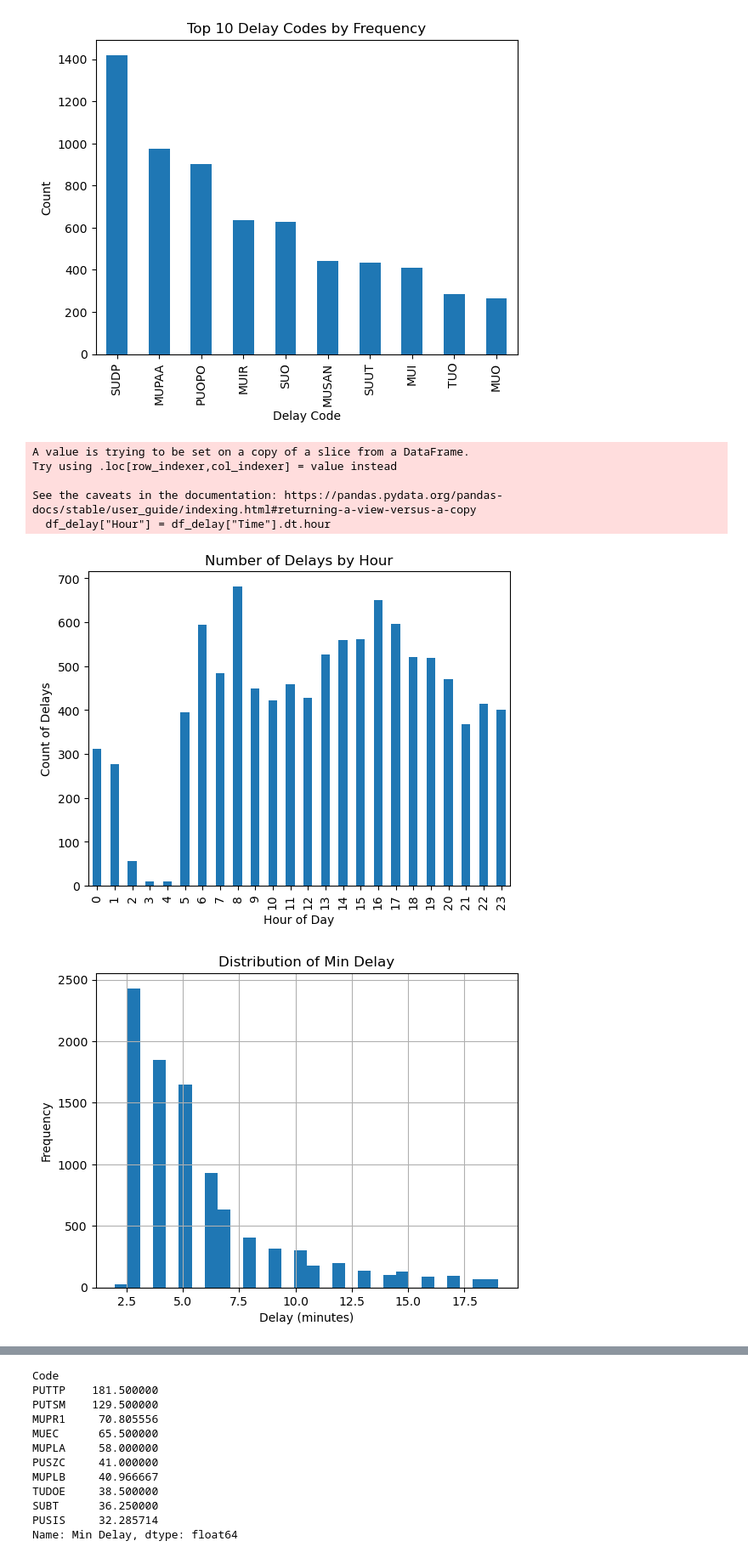
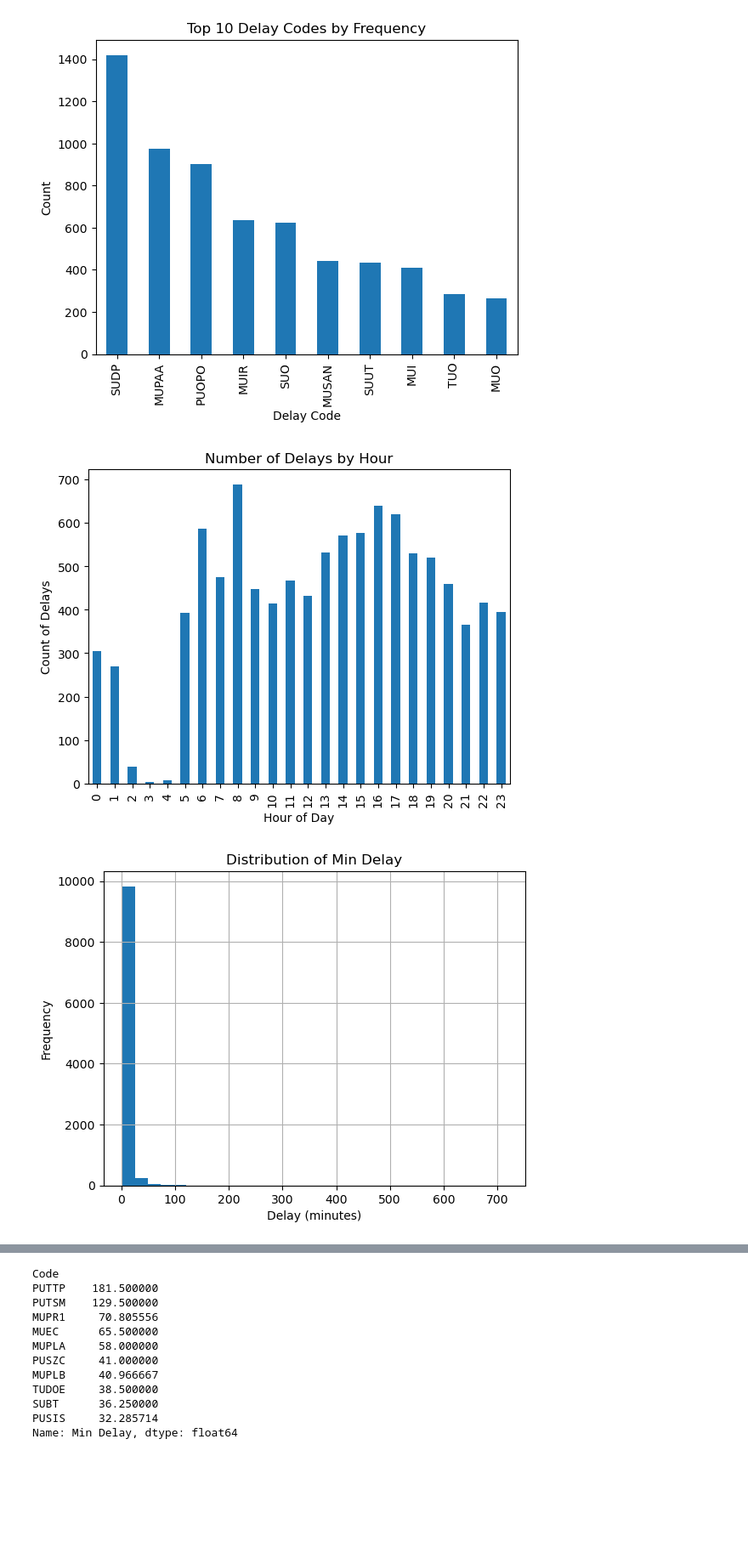
Before and after one commit to jcpeinado/Team_Project-TTC_Delays, a Jupyter notebook: 02_data_processing/01_exploratory_data_analysis.ipynb, the cells around one changed output, grey strips where cells are left out. Shown at 85% size. Cells and saved outputs as stored; diff of their text form; code cells hidden in the pictures; blank space fills up the shorter version.

```diff
--- a/02_data_processing/01_exploratory_data_analysis.ipynb
+++ b/02_data_processing/01_exploratory_data_analysis.ipynb
@@ -14,8 +14,8 @@ df_2025 = df_2025.drop(columns='_id')
 #Dates
 df_2024['Date'] = pd.to_datetime(df_2024['Date'])
 df_2025['Date'] = pd.to_datetime(df_2025['Date'], format='%Y-%m-%d')
-df_2024["Time"] = pd.to_datetime(df["Time"], format="%H:%M")
-df_2025["Time"] = pd.to_datetime(df["Time"], format="%H:%M")
+df_2024["Time"] = pd.to_datetime(df_2024["Time"], format="%H:%M")
+df_2025["Time"] = pd.to_datetime(df_2025["Time"], format="%H:%M")
 
 #Combined data frame
 
@@ -157,0 +195,5 @@ df_no_delay = df[df['Min Delay'] == 0]  # Contains rows where delay is exactly 0
+# %%
+lines_droped = ['YUS', '109 RANEE', '20 CLIFFSIDE']
+for line in lines_droped:
+    df_delay = df_delay[df_delay['Line'] != line]
+df_delay['Line'].value_counts()
@@ -157,0 +216,6 @@ df_no_delay = df[df['Min Delay'] == 0]  # Contains rows where delay is exactly 0
+# %%
+bound_droped = ['B']
+for bound in bound_droped:
+    df_delay = df_delay[df_delay['Bound'] != bound]
+
+df_delay['Bound'].value_counts()
@@ -310,19 +383,14 @@ plt.xlabel("Hour of Day")
 plt.ylabel("Count of Delays")
 plt.show()
 # %% [output]
-A value is trying to be set on a copy of a slice from a DataFrame.
-Try using .loc[row_indexer,col_indexer] = value instead
-
-See the caveats in the documentation: https://pandas.pydata.org/pandas-docs/stable/user_guide/indexing.html#returning-a-view-versus-a-copy
-  df_delay["Hour"] = df_delay["Time"].dt.hour
-[figure, old version]
+[figure, new version]
 # %%
-delay_filtered = df_delay[df_delay['Min Delay']<20]
+#delay_filtered = df_delay[df_delay['Min Delay']]
 plt.figure()
-delay_filtered["Min Delay"].hist(bins=30)
+df_delay["Min Delay"].hist(bins=30)
 plt.title("Distribution of Min Delay")
 plt.xlabel("Delay (minutes)")
 plt.ylabel("Frequency")
 plt.show()
 # %% [output]
-[figure, old version]
+[figure, new version]
```
Also changed, not shown: parts of 21 cells of this notebook, 1 other file.
